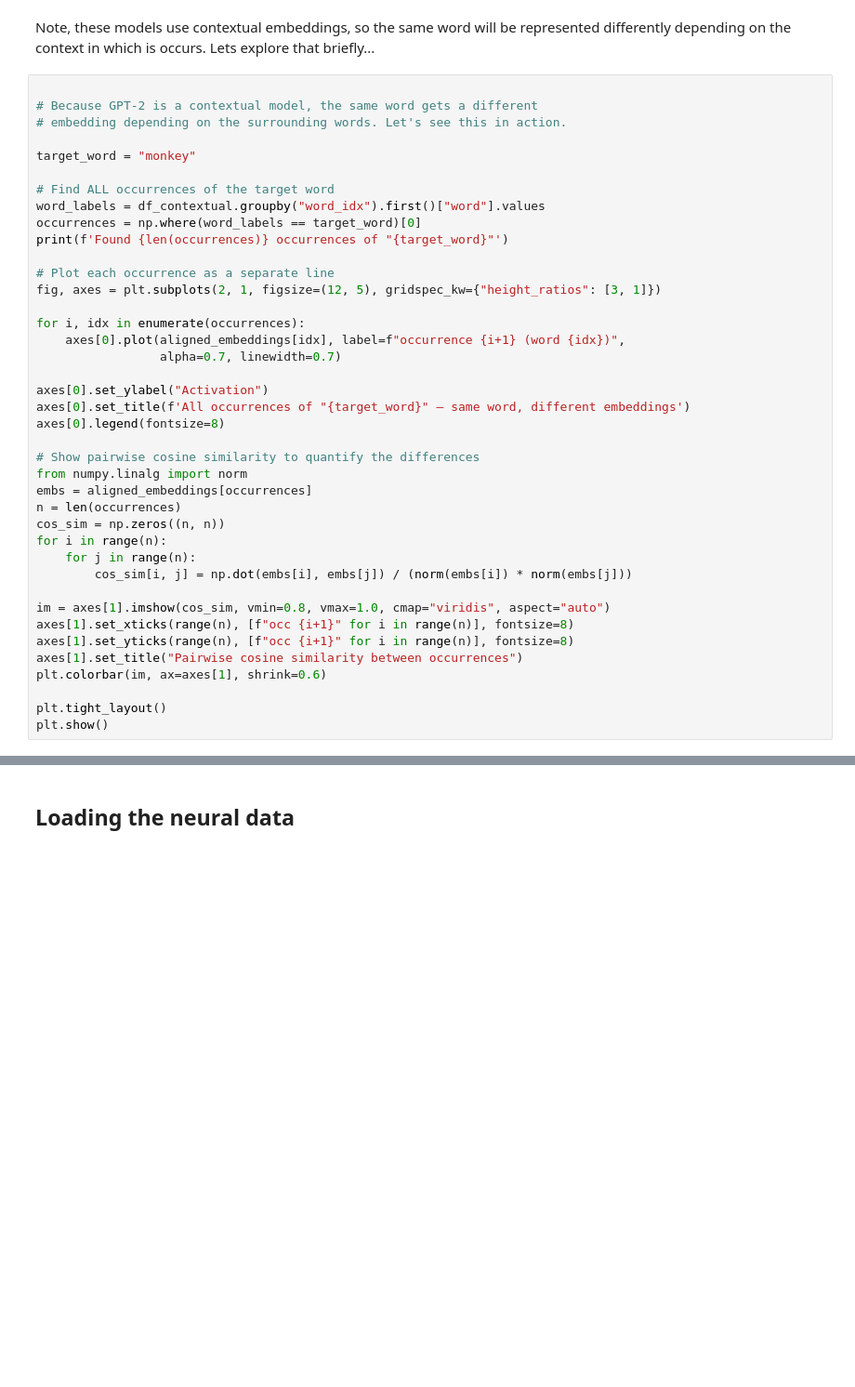
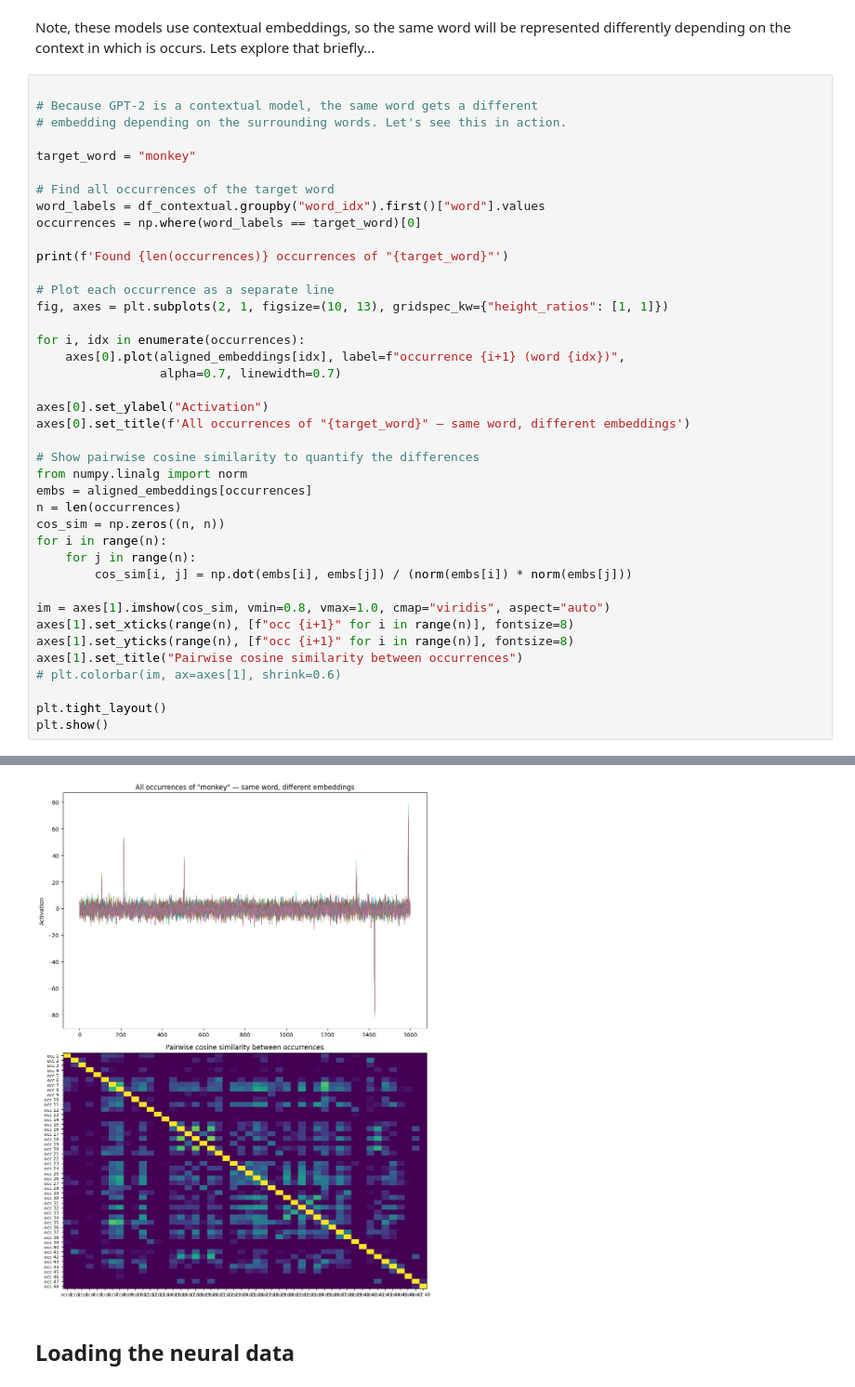
Before and after one commit to bootstrapbill/encoding_model_tutorial, a Jupyter notebook: notebooks/encoding_tutorial.ipynb, the cells around one changed output, grey strips where cells are left out. Shown at 93% size. Saved outputs shown, nothing was run; the diff lists cells and outputs as text; blank space fills up the shorter version.

```diff
--- a/notebooks/encoding_tutorial.ipynb
+++ b/notebooks/encoding_tutorial.ipynb
@@ -164,13 +188,14 @@ Note, these models use contextual embeddings, so the same word will be represent
 
 target_word = "monkey"
 
-# Find ALL occurrences of the target word
+# Find all occurrences of the target word
 word_labels = df_contextual.groupby("word_idx").first()["word"].values
 occurrences = np.where(word_labels == target_word)[0]
+
 print(f'Found {len(occurrences)} occurrences of "{target_word}"')
 
 # Plot each occurrence as a separate line
-fig, axes = plt.subplots(2, 1, figsize=(12, 5), gridspec_kw={"height_ratios": [3, 1]})
+fig, axes = plt.subplots(2, 1, figsize=(10, 13), gridspec_kw={"height_ratios": [1, 1]})
 
 for i, idx in enumerate(occurrences):
     axes[0].plot(aligned_embeddings[idx], label=f"occurrence {i+1} (word {idx})",
@@ -178,7 +203,6 @@ for i, idx in enumerate(occurrences):
 
 axes[0].set_ylabel("Activation")
 axes[0].set_title(f'All occurrences of "{target_word}" — same word, different embeddings')
-axes[0].legend(fontsize=8)
 
 # Show pairwise cosine similarity to quantify the differences
 from numpy.linalg import norm
@@ -193,7 +217,8 @@ im = axes[1].imshow(cos_sim, vmin=0.8, vmax=1.0, cmap="viridis", aspect="auto")
 axes[1].set_xticks(range(n), [f"occ {i+1}" for i in range(n)], fontsize=8)
 axes[1].set_yticks(range(n), [f"occ {i+1}" for i in range(n)], fontsize=8)
 axes[1].set_title("Pairwise cosine similarity between occurrences")
-plt.colorbar(im, ax=axes[1], shrink=0.6)
+# plt.colorbar(im, ax=axes[1], shrink=0.6)
 
 plt.tight_layout()
 plt.show()
+# %% [output]
@@ -200,3 +226,4 @@ plt.show()
+[figure, added]
 # %% [markdown]
 ## Loading the neural data
 # %% [markdown]
```
Also changed, not shown: parts of 18 cells of this notebook.
